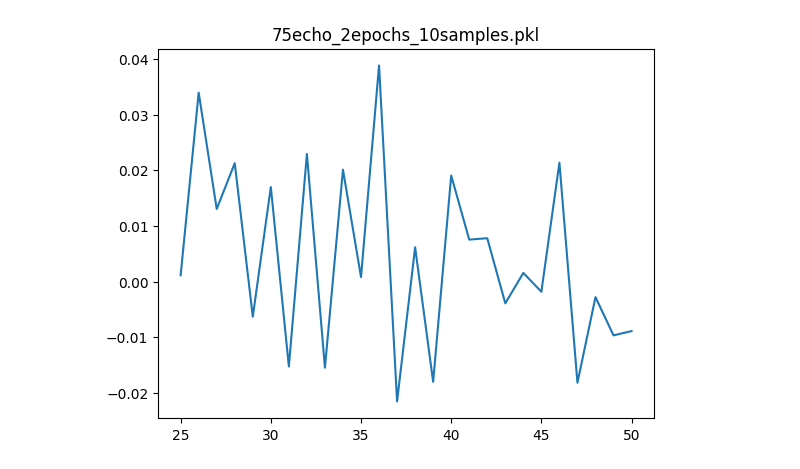
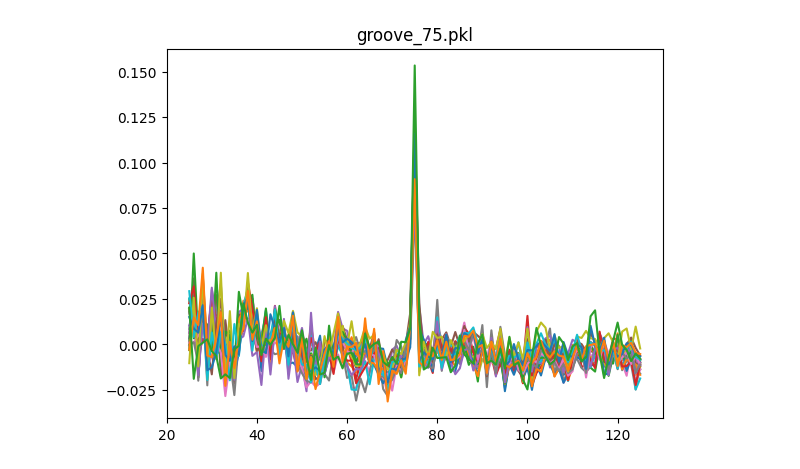
Before and after one commit to Madghostek/Audio2AudioEchoes, a Jupyter notebook: evaluation/finetuning/eval_ddsp_finetune.ipynb, the cells around one changed output. Drawn from its saved outputs; the diff is of its cells as text; code cells hidden in the pictures.

Commit message:
feat: create plots for performance along epochs of finetuned models

```diff
--- a/evaluation/finetuning/eval_ddsp_finetune.ipynb
+++ b/evaluation/finetuning/eval_ddsp_finetune.ipynb
@@ -0,0 +25,4 @@
+# %%
+dataset = Path.home()/"datasets/raw/guitarset"
+print(dataset)
+pattern = "*.wav"
@@ -1,25 +31,4 @@
 # %%
-from pathlib import Path
-import torch
-import librosa
-import soundfile
-import numpy as np
-import sys
-sys.path.append("/home/tomek/github/Audio2AudioEchoes/ddsp")
-sys.path.append("/home/tomek/github/Audio2AudioEchoes/src")
-from model import DDSPDecoder
-import glob
-import json
-import os
-from tqdm import tqdm
-from collections import defaultdict
-import argparse
-import itertools
-from multiprocessing import Pool
-from matplotlib import pyplot as plt
-
-from echohiding import get_cepstrum, get_z_score
-
 ## Define parameter variations
 instruments = ["other"]
 echoes = [75]
@@ -33,11 +42,9 @@ def eval_echo_models(param, model_path):
     (idx, opt) = param
     (instrument, echo, dur) = list(itertools.product(instruments, echoes, durs))[idx]
     out_path = f"evaluation/results/ddsp_{instrument}_{echo}_dur{dur}.json"
-    dataset_pattern = "/home/tomek/datasets/GuitarSet/*.wav"
-    print("Doing", instrument, echo, dur)
 
     torch.set_grad_enabled(False)
-    files = glob.glob(dataset_pattern)
+    files = list(dataset.glob(pattern))
     sr = opt.sr
 
     results = {}
@@ -50,14 +57,9 @@ def eval_echo_models(param, model_path):
     model = DDSPDecoder(3, 512, 50, 65, 441, opt.sr, opt.sr)
     model.load_from_file(model_path)
 
-    for fidx, f in [(0, files[5])]:
+    for fidx, f in [(0,files[0])]:
         torch.cuda.empty_cache()
-        tune = f.split("/")[-1]
-        if tune in results:
-            print("Skipping", tune)
-            continue
-        else:
-            results[tune] = defaultdict(lambda: [])
+        results[model_path.name] = defaultdict(lambda: [])
         x, _ = librosa.load(f, sr=sr)
         print(f"Doing idx {idx} file {f}, {fidx+1}/{len(files)}, length {x.size//sr} sec")
         with torch.no_grad():
@@ -73,37 +75,31 @@ def eval_echo_models(param, model_path):
             csort = np.array(cep[0:opt.lag_end+1])
             plt.plot(range(opt.lag_start, opt.lag_end+1), csort[opt.lag_start:])
             plt.title(Path(model_path).name)
-            plt.show()
-            # csort[0:opt.lag_start] = -np.inf
-            # ranks = np.zeros(csort.size)
-            # ranks[np.argsort(-csort)] = np.arange(csort.size)
-            # for test_echo in echoes:
-            #     if test_echo == "clean":
-            #         continue
-            #     z = get_z_score(cep[0:opt.lag_end+1], test_echo, start_buff=opt.lag_start)
-            #     results[tune][f"z_{test_echo}"].append(z)
-            #     results[tune][f"rank_{test_echo}"].append(int(ranks[test_echo]))
-        #json.dump(results, open(out_path, "w"))
+            #plt.show()
+            csort[0:opt.lag_start] = -np.inf
+            ranks = np.zeros(csort.size)
+            ranks[np.argsort(-csort)] = np.arange(csort.size)
+            for test_echo in echoes:
+                z_score = get_z_score(cep[0:opt.lag_end+1], test_echo, start_buff=opt.lag_start)
+                rank = ranks[test_echo]
+    return z_score, rank
 
+subpaths = ["groove_75_full_dataset","groove_75_10_samples"]
+base = Path("../../finetune_outputs").resolve()
+models = {s:list((base/s).glob("*.pkl")) for s in subpaths}
+print(models)
 
+opt = argparse.Namespace(n_chunks=1,sr=44100,lag_start=25,lag_end=125)
+res = {}
+for model in models:
+    res[model] = {}
+    print(model)
+    for checkpoint in models[model]:
+        z_score, rank = eval_echo_models((0, opt),checkpoint)
+        res[model][int(checkpoint.stem)] = z_score
+for x in res.items():
+    print(x)
 
-if __name__ == '__main__':
-    # parser = argparse.ArgumentParser()
-    # parser.add_argument("--min", type=int, default=0, help="Minimum index of experiment to run")
-    # parser.add_argument("--max", type=int, default=1, help="Maximum index of experiment to run")
-    # parser.add_argument('--n_chunks', type=int, default=100, help="Max number of chunks to compute for each clip for each duration")
-    # parser.add_argument('--sr', type=int, default=44100, help="Audio sample rate")
-    # parser.add_argument("--lag_start", type=int, default=25, help="First index to use when computing z-score")
-    # parser.add_argument("--lag_end", type=int, default=150, help="Last index to use when computing z-score")
-    #opt = parser.parse_args()
-
-    model_path1 = "/home/tomek/github/Audio2AudioEchoes/finetune_outputs/ddsp/75echo_2epochs_10samples.pkl"
-    model_path2 = "/home/tomek/github/Audio2AudioEchoes/ArtistProtectModels/SingleEchoes/DDSP/guitarset_75.pkl"
-    model_path3 = "/home/tomek/github/Audio2AudioEchoes/ArtistProtectModels/SingleEchoes/DDSP/guitarset_clean.pkl"
-
-    opt = argparse.Namespace(min=0,max=1,n_chunks=100,sr=44100,lag_start=25,lag_end=50)
-
-    for i in range(opt.min, opt.max):
-        for model in (model_path1,model_path2,model_path3):
-            eval_echo_models((i, opt),model)
+# get baseline values
+z_score_baseline, rank = eval_echo_models((0,opt),Path("../../ArtistProtectModels/SingleEchoes/DDSP/groove_75.pkl").resolve())
 # %% [output]
@@ -115 +128 @@ Elapsed time synth: 0.43428492546081543
-[figure, old version]
+[figure, new version]
```
Also changed, not shown: parts of 4 cells of this notebook, 1 other file.
